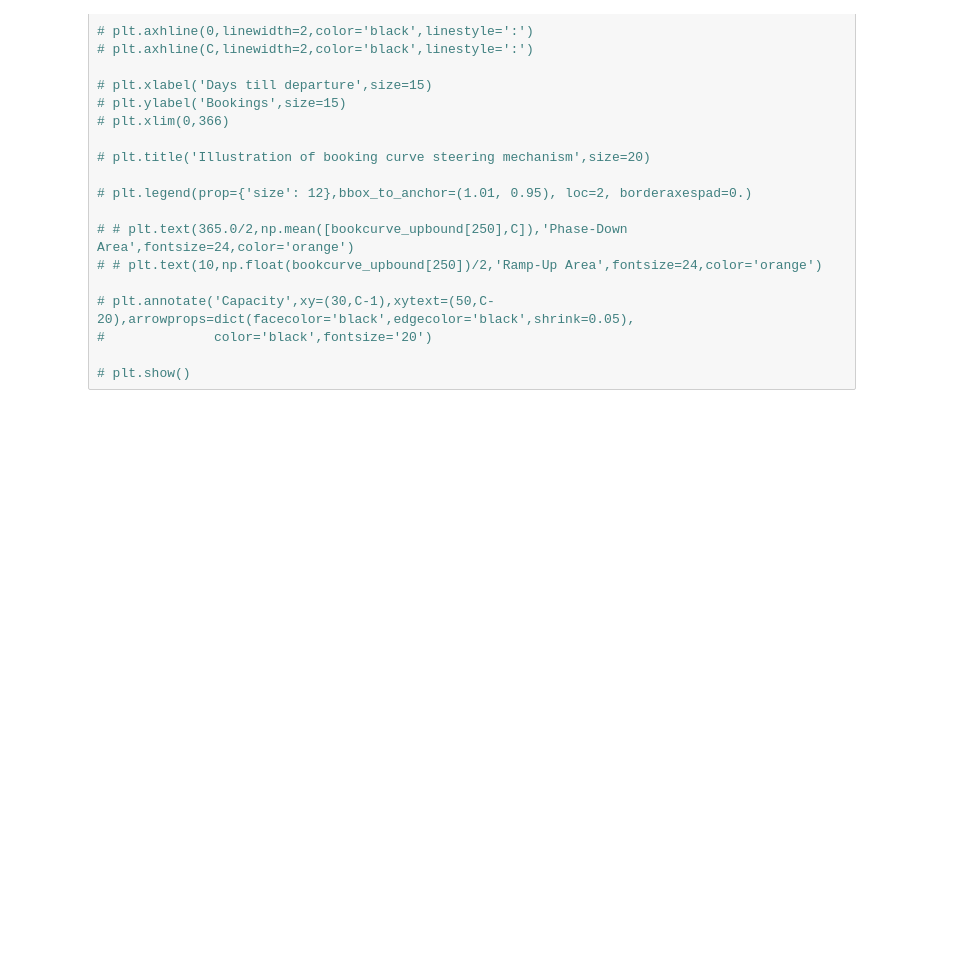
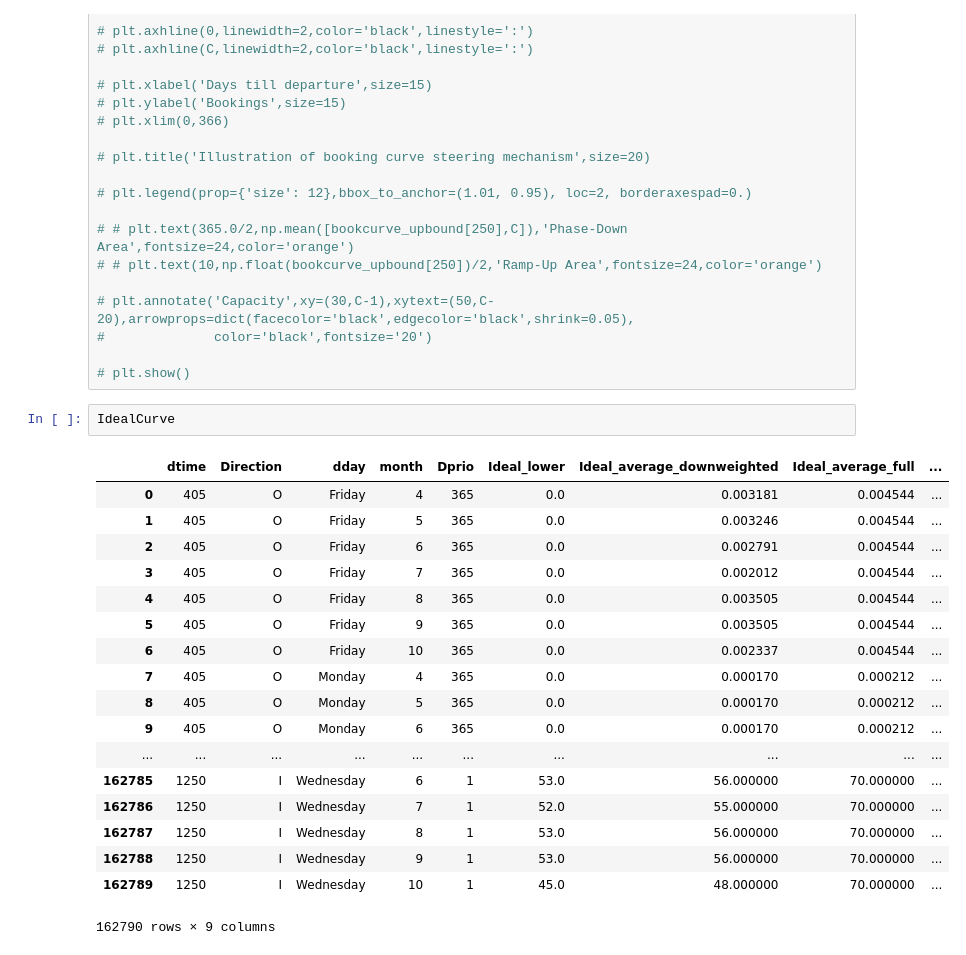
Before and after one commit to dkremlg/Booking-Curves, a Jupyter notebook: IdealCurve.ipynb, the cells around one changed output. Drawn from its saved outputs; the diff is of its cells as text; blank space fills up the shorter version.

```diff
--- a/IdealCurve.ipynb
+++ b/IdealCurve.ipynb
@@ -151,3 +151,24 @@ IdealCurve.to_csv('IdealCurve.csv',index=False)
 #              color='black',fontsize='20')
 
 # plt.show()
+# %%
+IdealCurve
+# %% [output]
+|  | dtime | Direction | dday | month | Dprio | Ideal_lower | Ideal_average_downweighted | Ideal_average_full | ... |
+| 0 | 405 | O | Friday | 4 | 365 | 0.0 | 0.003181 | 0.004544 | ... |
+| 1 | 405 | O | Friday | 5 | 365 | 0.0 | 0.003246 | 0.004544 | ... |
+| 2 | 405 | O | Friday | 6 | 365 | 0.0 | 0.002791 | 0.004544 | ... |
+| 3 | 405 | O | Friday | 7 | 365 | 0.0 | 0.002012 | 0.004544 | ... |
+| 4 | 405 | O | Friday | 8 | 365 | 0.0 | 0.003505 | 0.004544 | ... |
+| 5 | 405 | O | Friday | 9 | 365 | 0.0 | 0.003505 | 0.004544 | ... |
+| 6 | 405 | O | Friday | 10 | 365 | 0.0 | 0.002337 | 0.004544 | ... |
+| 7 | 405 | O | Monday | 4 | 365 | 0.0 | 0.000170 | 0.000212 | ... |
+| 8 | 405 | O | Monday | 5 | 365 | 0.0 | 0.000170 | 0.000212 | ... |
+| 9 | 405 | O | Monday | 6 | 365 | 0.0 | 0.000170 | 0.000212 | ... |
+| ... | ... | ... | ... | ... | ... | ... | ... | ... | ... |
+| 162785 | 1250 | I | Wednesday | 6 | 1 | 53.0 | 56.000000 | 70.000000 | ... |
+| 162786 | 1250 | I | Wednesday | 7 | 1 | 52.0 | 55.000000 | 70.000000 | ... |
+| 162787 | 1250 | I | Wednesday | 8 | 1 | 53.0 | 56.000000 | 70.000000 | ... |
+| 162788 | 1250 | I | Wednesday | 9 | 1 | 53.0 | 56.000000 | 70.000000 | ... |
+| 162789 | 1250 | I | Wednesday | 10 | 1 | 45.0 | 48.000000 | 70.000000 | ... |
+162790 rows × 9 columns
```
Also changed, not shown: 3 other files.
